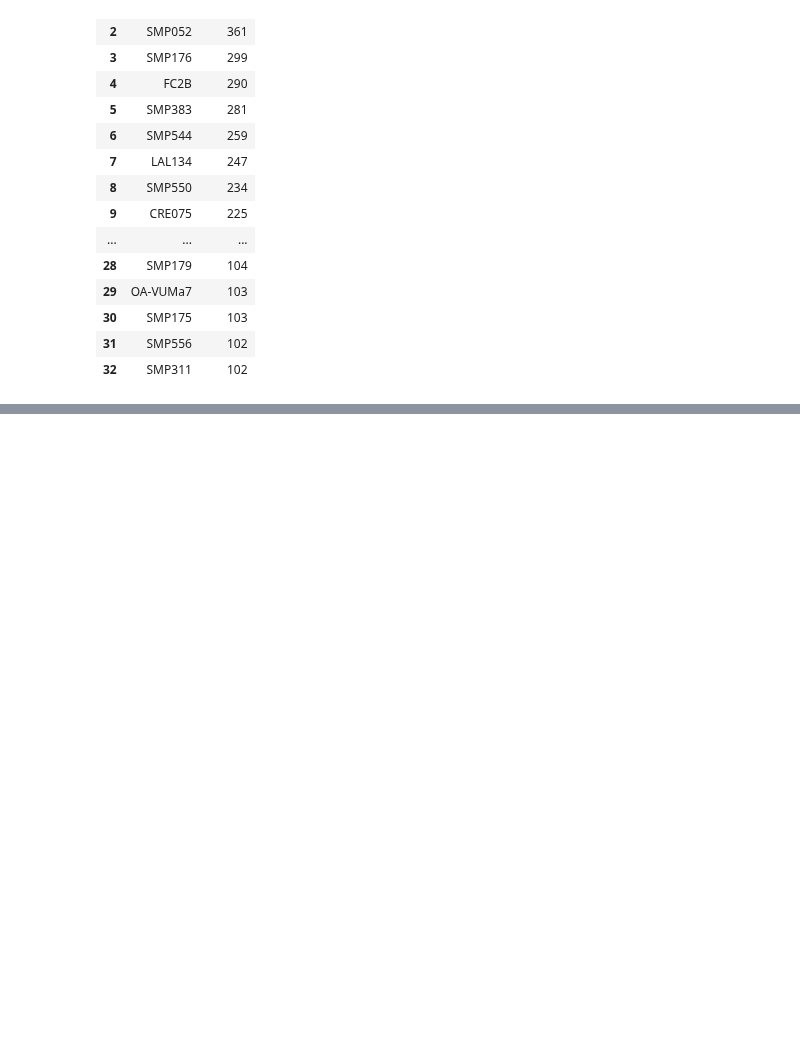
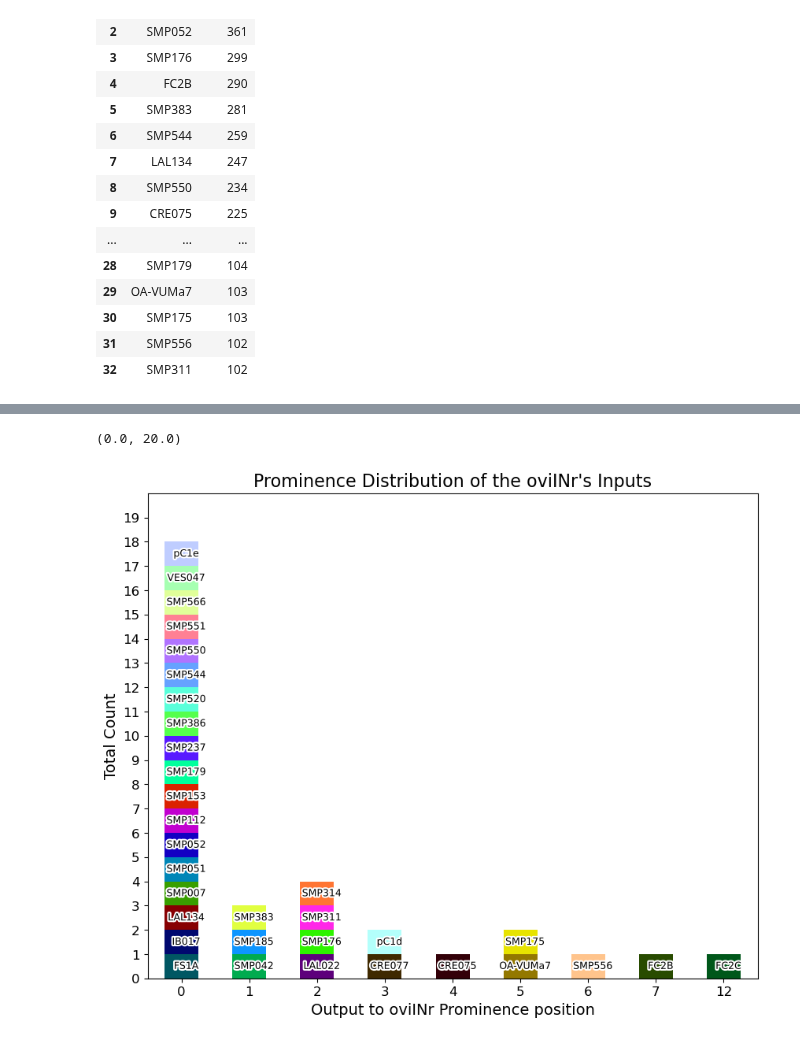
Before and after one commit to RhessaWL/flybrain-clustering, a Jupyter notebook: oviIN_prominencefig.ipynb, the cells around one changed output, grey strips where cells are left out. Saved outputs shown, nothing was run; the diff lists cells and outputs as text; code cells hidden in the pictures; blank space fills up the shorter version.

```diff
--- a/oviIN_prominencefig.ipynb
+++ b/oviIN_prominencefig.ipynb
@@ -116 +138,32 @@ testchunk
+# %%
+# Plotting the data
+fig, ax = plt.subplots(figsize=(10, 8))
+# stacked bar plot
+testchunk_pivot.plot(kind='bar', stacked=True, ax=ax, color= generate_colormap(len(testchunk_pivot.columns)))
+
+# generate labels for each stacked bar using the cell type names
+labels = testchunk_pivot.columns
+
+# annotate the stacked bar plot
+for i in range(len(testchunk_pivot)):
+    y = 0
+    for j in range(len(testchunk_pivot.columns)):
+        if testchunk_pivot.iloc[i,j] == 1:
+            # annotate with black font and white outline
+            ax.text(i+0.07, y + 0.5, labels[j], ha='center', va='center', rotation=0, fontsize=9, color='black', path_effects=[path_effects.withStroke(linewidth=3, foreground='white')])
+            y += 1
+
+# legend off
+ax.get_legend().remove()
+plt.xticks(rotation=0,fontsize=12)
+# yticks should be 19 of them evenly spaced
+ax.set_yticks(np.linspace(0, 19, 20))
+ax.set_yticklabels(np.linspace(0, 19, 20, dtype=int), fontsize=12)
+ax.set_ylabel('Total Count', fontsize=14)
+ax.set_xlabel('Output to oviINr Prominence position', fontsize=14)
+ax.set_title("Prominence Distribution of the oviINr's Inputs", fontsize=16)
+plt.ylim(0, 20)
+# %% [output]
+(0.0, 20.0)
+[figure, added]
 # %%
```
Also changed, not shown: parts of 5 cells of this notebook, 7 other files.
